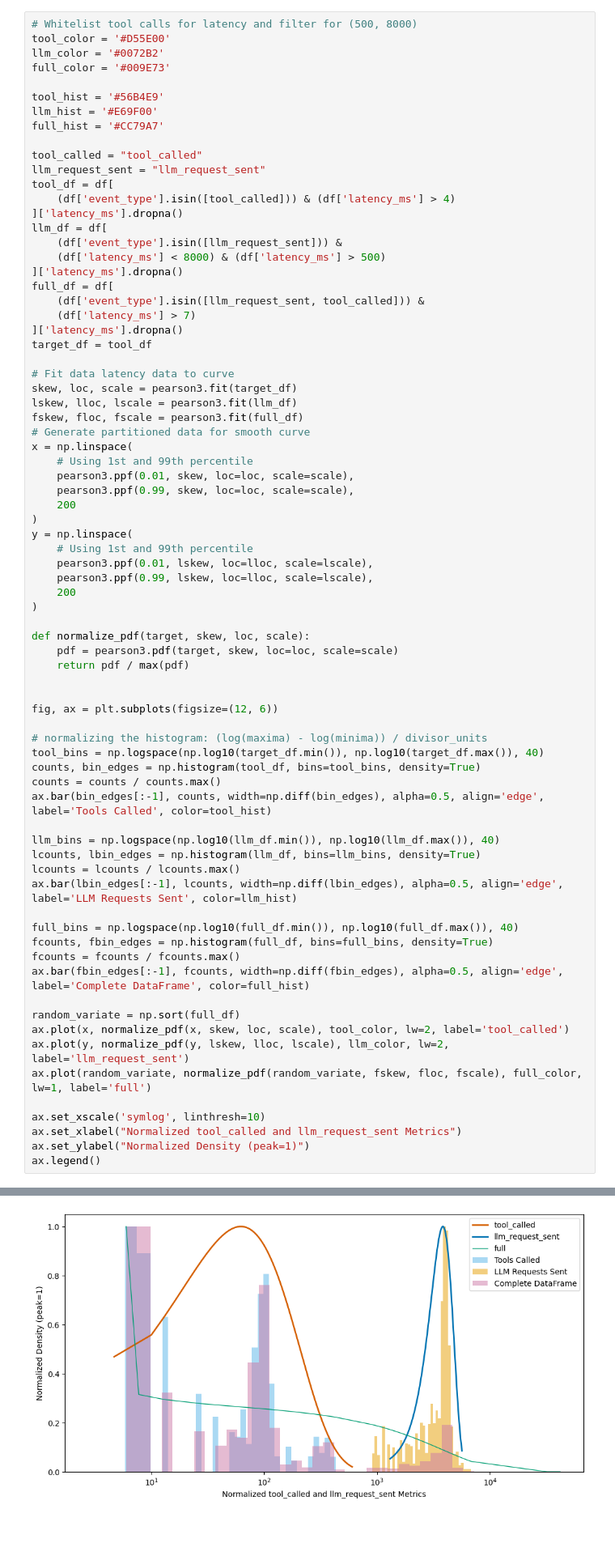
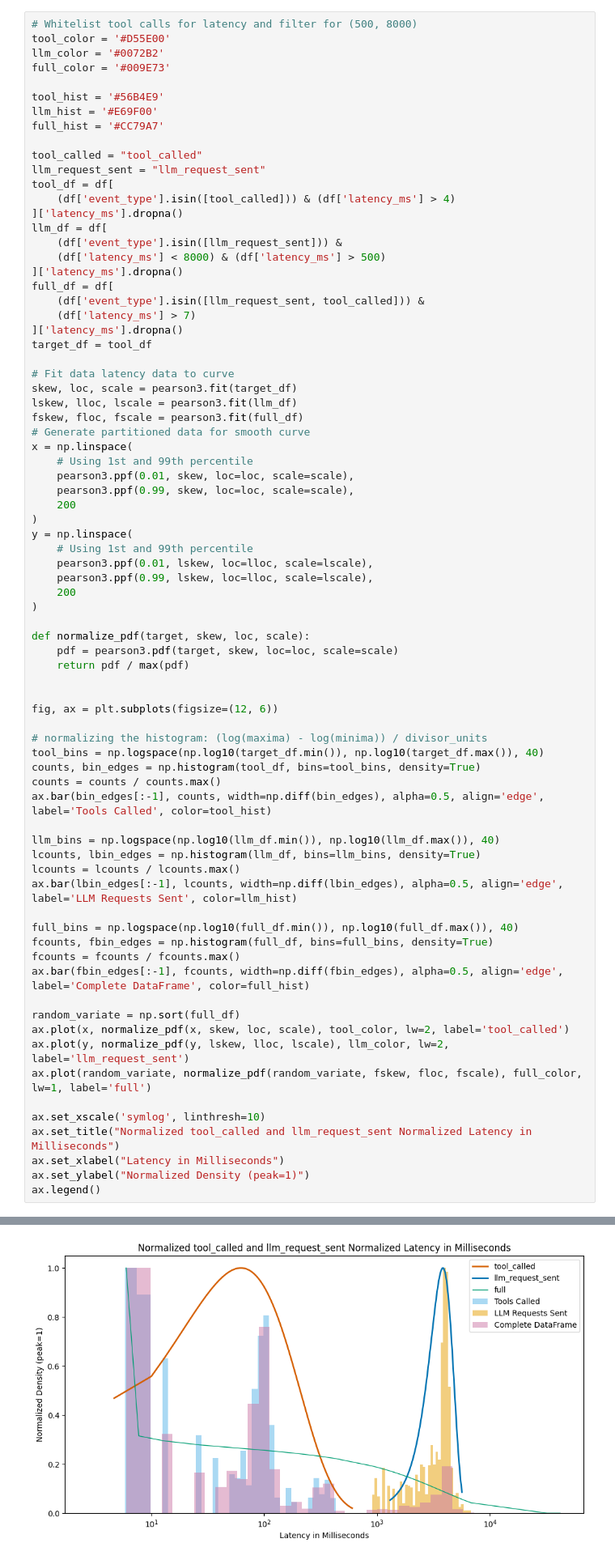
Before and after one commit to KirkKennedyLincoln/statistical-analysis-project, a Jupyter notebook: analysis.ipynb, the cells around one changed output, grey strips where cells are left out. Shown at 81% size. Cells and saved outputs as stored; diff of their text form; blank space fills up the shorter version.

```diff
--- a/analysis.ipynb
+++ b/analysis.ipynb
@@ -242,35 +241,36 @@ def normalize_pdf(target, skew, loc, scale):
 
 
 fig, ax = plt.subplots(figsize=(12, 6))
 
 # normalizing the histogram: (log(maxima) - log(minima)) / divisor_units
 tool_bins = np.logspace(np.log10(target_df.min()), np.log10(target_df.max()), 40)
 counts, bin_edges = np.histogram(tool_df, bins=tool_bins, density=True)
 counts = counts / counts.max()
 ax.bar(bin_edges[:-1], counts, width=np.diff(bin_edges), alpha=0.5, align='edge', label='Tools Called', color=tool_hist)
 
 llm_bins = np.logspace(np.log10(llm_df.min()), np.log10(llm_df.max()), 40)
 lcounts, lbin_edges = np.histogram(llm_df, bins=llm_bins, density=True)
 lcounts = lcounts / lcounts.max()
 ax.bar(lbin_edges[:-1], lcounts, width=np.diff(lbin_edges), alpha=0.5, align='edge', label='LLM Requests Sent', color=llm_hist)
 
 full_bins = np.logspace(np.log10(full_df.min()), np.log10(full_df.max()), 40)
 fcounts, fbin_edges = np.histogram(full_df, bins=full_bins, density=True)
 fcounts = fcounts / fcounts.max()
 ax.bar(fbin_edges[:-1], fcounts, width=np.diff(fbin_edges), alpha=0.5, align='edge', label='Complete DataFrame', color=full_hist)
 
 random_variate = np.sort(full_df)
 ax.plot(x, normalize_pdf(x, skew, loc, scale), tool_color, lw=2, label='tool_called')
 ax.plot(y, normalize_pdf(y, lskew, lloc, lscale), llm_color, lw=2, label='llm_request_sent')
 ax.plot(random_variate, normalize_pdf(random_variate, fskew, floc, fscale), full_color, lw=1, label='full')
 
 ax.set_xscale('symlog', linthresh=10)
-ax.set_xlabel("Normalized tool_called and llm_request_sent Metrics")
+ax.set_title("Normalized tool_called and llm_request_sent Normalized Latency in Milliseconds")
+ax.set_xlabel("Latency in Milliseconds")
 ax.set_ylabel("Normalized Density (peak=1)")
 ax.legend()
 # %% [output]
 <matplotlib.legend.Legend at 0x...>
-[figure, old version]
+[figure, new version]
 # %%
 # white_list tool calls for hypothesis testing
 whitelist_events = ["tool_called", "llm_request_sent"]
```
Also changed, not shown: parts of 8 cells of this notebook.
